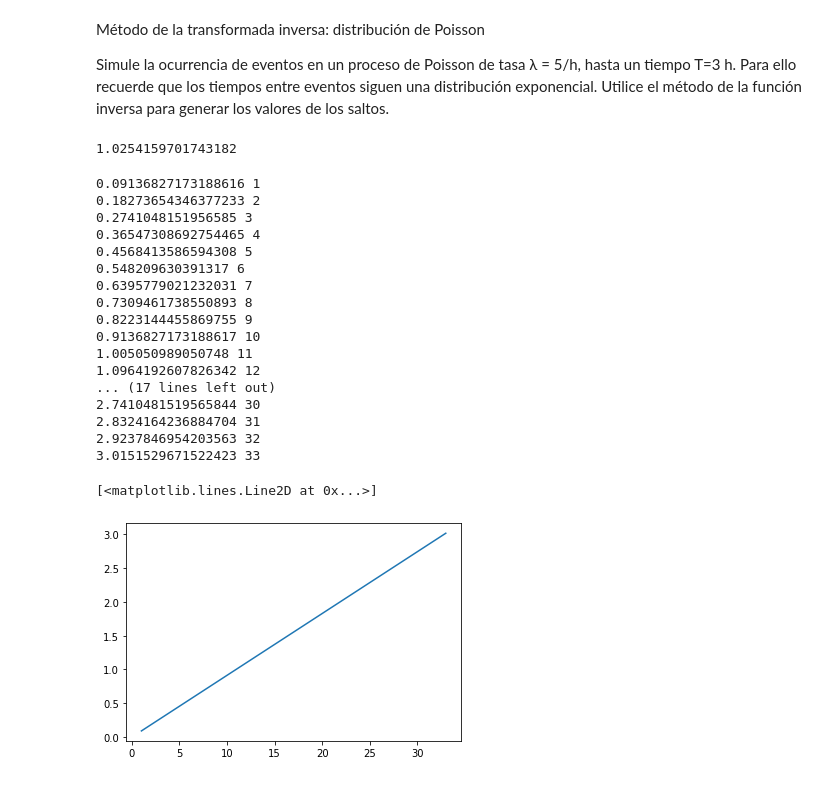
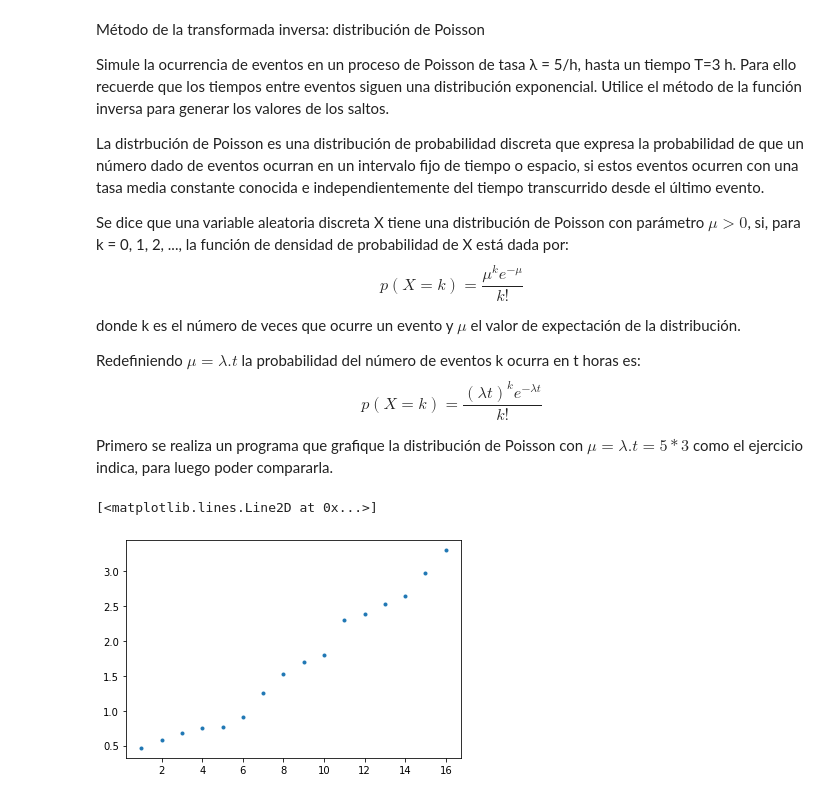
Before and after one commit to Mauriljb/Practico2, a Jupyter notebook: Punto 5.ipynb, the cells around one changed output. Cells and saved outputs as stored; diff of their text form; code cells hidden in the pictures.

```diff
--- a/Punto 5.ipynb
+++ b/Punto 5.ipynb
@@ -1,50 +1,45 @@
-# %% [markdown]
-Método de la transformada inversa: distribución de Poisson
-
-Simule la ocurrencia de eventos en un proceso de Poisson de tasa λ = 5/h, hasta un tiempo T=3 h. Para ello
-recuerde que los tiempos entre eventos siguen una distribución exponencial. Utilice el método de la función
-inversa para generar los valores de los saltos.
+# %% [markdown]
+Método de la transformada inversa: distribución de Poisson
+
+Simule la ocurrencia de eventos en un proceso de Poisson de tasa λ = 5/h, hasta un tiempo T=3 h. Para ello
+recuerde que los tiempos entre eventos siguen una distribución exponencial. Utilice el método de la función
+inversa para generar los valores de los saltos.
+
+
+
+La distrbución de Poisson es una distribución de probabilidad discreta que expresa la probabilidad de que un número dado de eventos ocurran en un intervalo fijo de tiempo o espacio, si estos eventos ocurren con una tasa media constante conocida e independientemente del tiempo transcurrido desde el último evento.
+
+Se dice que una variable aleatoria discreta X tiene una distribución de Poisson con parámetro $\mu > 0$, si, para k = 0, 1, 2, ..., la función de densidad de probabilidad de X está dada por:
+$$p(X=k)=\frac{\mu^ke^{-\mu}}{k!}$$
+
+donde k es el número de veces que ocurre un evento y $\mu$ el valor de expectación de la distribución.
+
+
+Redefiniendo $\mu=\lambda . t$ la probabilidad del número de eventos k ocurra en t horas es:
+$$p(X=k)=\frac{(\lambda t)^ke^{-\lambda t}}{k!}$$
+
+Primero se realiza un programa que grafique la distribución de Poisson con $\mu=\lambda . t=5*3$ como el ejercicio indica, para luego poder compararla.
 # %%
 import numpy as np
 import matplotlib.pyplot as plt
 from scipy import stats
 import math
 import random
-# %%
-u=random.random()
-x=-math.log(u)
-x
-# %% [output]
-1.0254159701743182
 # %%
-t,i=0,0
-eventos=[]
-numero=[]
-u=random.random()
-while t<3:
-    t=t-(1/5)*math.log(u)
-    i=i+1
-    eventos.append(t)
-    numero.append(i)
-    print(t,i)
-plt.plot(numero,eventos)
+def poisson():
+    t,i=0,0
+    eventos=[]
+    numero=[]
+    while t<3:
+        u=random.random()
+        t=t-(1/5)*math.log(1-u)
+        i=i+1
+        eventos.append(t)
+        numero.append(i)
+        #print(t,i)
+    return(numero,eventos)
+n,t=poisson()
+plt.plot(n,t,'.')
 # %% [output]
-0.09136827173188616 1
-0.18273654346377233 2
-0.2741048151956585 3
-0.36547308692754465 4
-0.4568413586594308 5
-0.548209630391317 6
-0.6395779021232031 7
-0.7309461738550893 8
-0.8223144455869755 9
-0.9136827173188617 10
-1.005050989050748 11
-1.0964192607826342 12
-... (17 lines left out)
-2.7410481519565844 30
-2.8324164236884704 31
-2.9237846954203563 32
-3.0151529671522423 33
+[<matplotlib.lines.Line2D at 0x...>]
-[<matplotlib.lines.Line2D at 0x...>]
-[figure, old version]
+[figure, new version]
```
Also changed, not shown: parts of 5 cells of this notebook, 1 other file.
